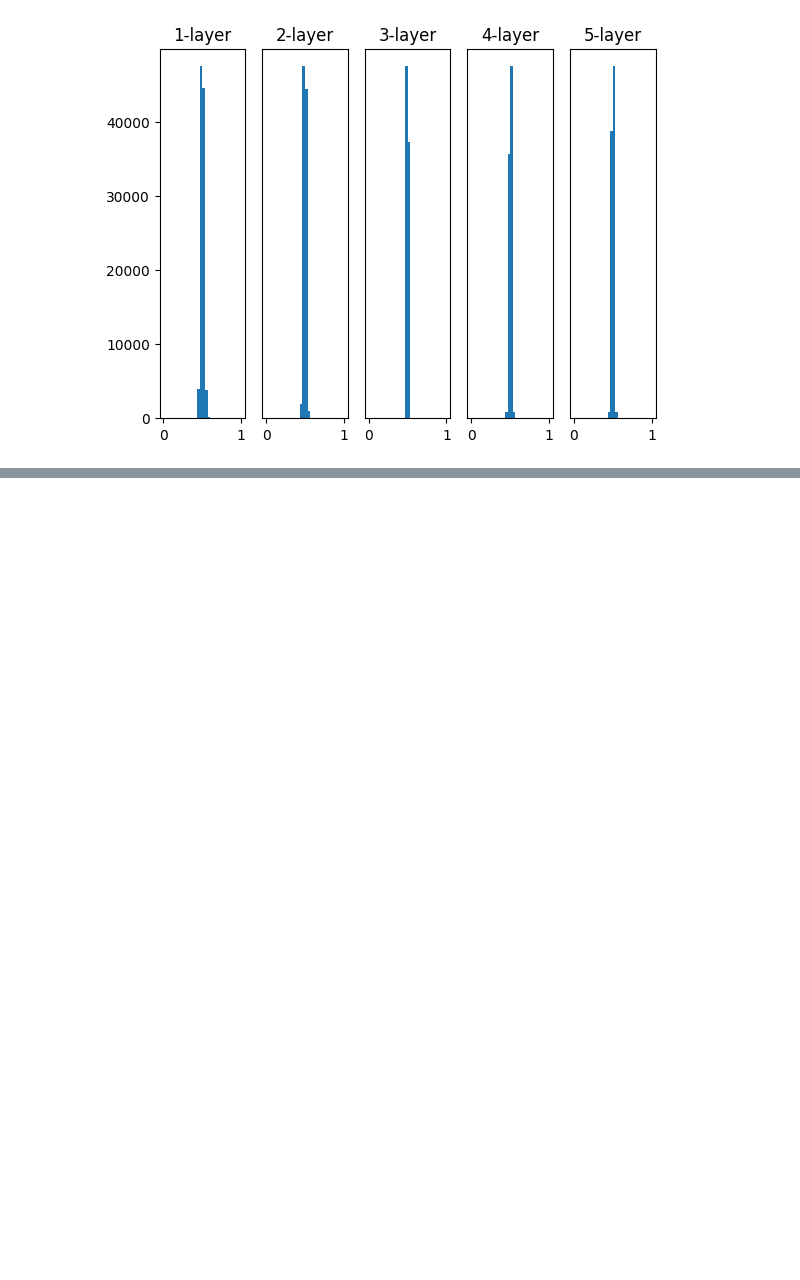
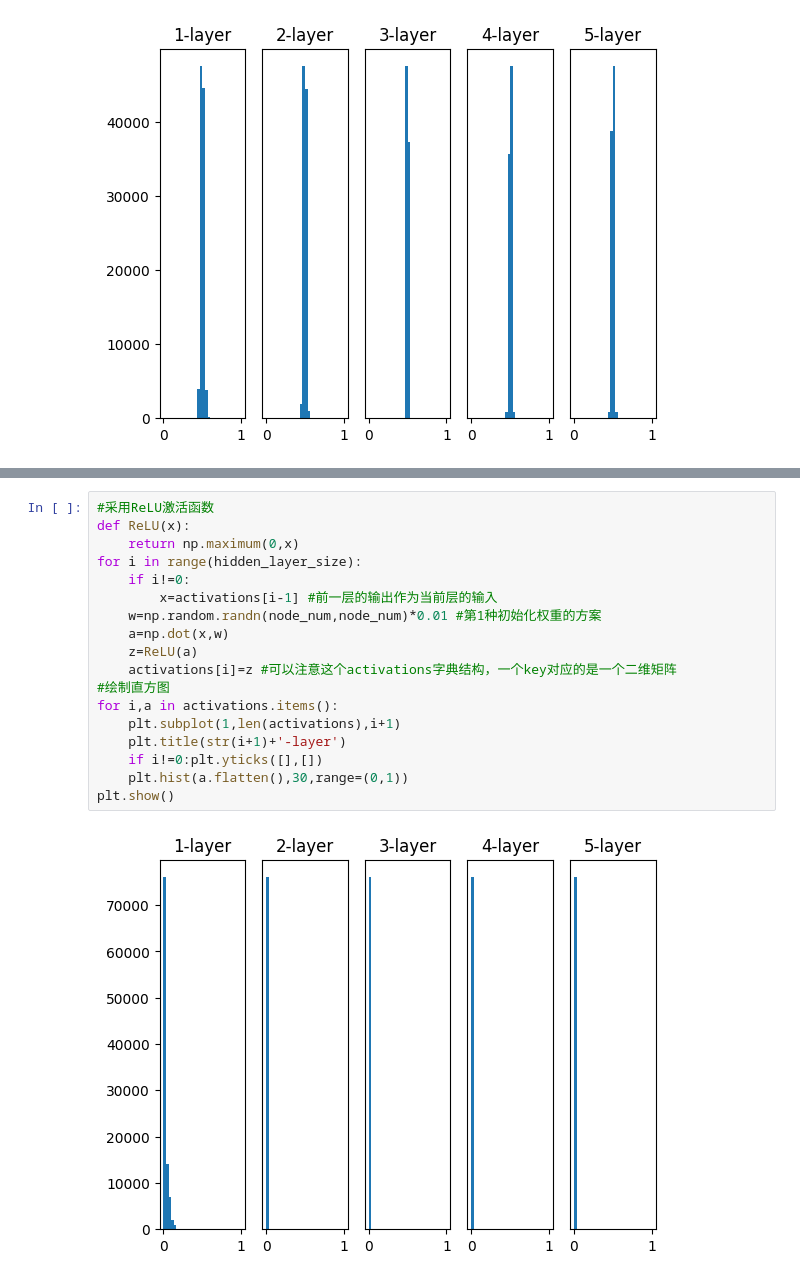
Before and after one commit to LokTsinglong/introDeepLearning, a Jupyter notebook: learningTricks.ipynb, the cells around one changed output, grey strips where cells are left out. Saved outputs shown, nothing was run; the diff lists cells and outputs as text; blank space fills up the shorter version.

```diff
--- a/learningTricks.ipynb
+++ b/learningTricks.ipynb
@@ -119,0 +138,20 @@ plt.show()
+# %%
+#采用ReLU激活函数
+def ReLU(x):
+    return np.maximum(0,x)
+for i in range(hidden_layer_size):
+    if i!=0:
+        x=activations[i-1] #前一层的输出作为当前层的输入
+    w=np.random.randn(node_num,node_num)*0.01 #第1种初始化权重的方案
+    a=np.dot(x,w)
+    z=ReLU(a)
+    activations[i]=z #可以注意这个activations字典结构，一个key对应的是一个二维矩阵
+#绘制直方图
+for i,a in activations.items():
+    plt.subplot(1,len(activations),i+1)
+    plt.title(str(i+1)+'-layer')
+    if i!=0:plt.yticks([],[])
+    plt.hist(a.flatten(),30,range=(0,1))
+plt.show()
+# %% [output]
+[figure, added]
```
Also changed, not shown: parts of 4 cells of this notebook.
